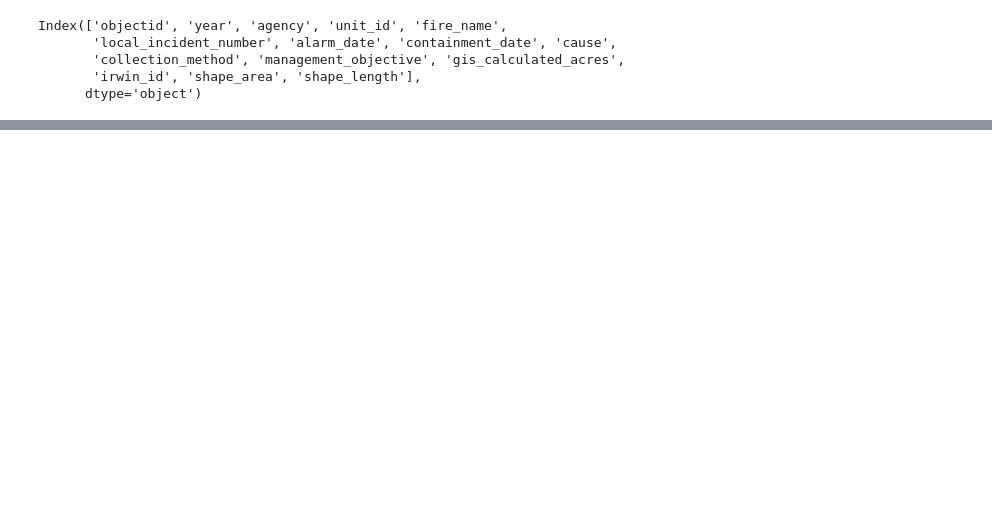
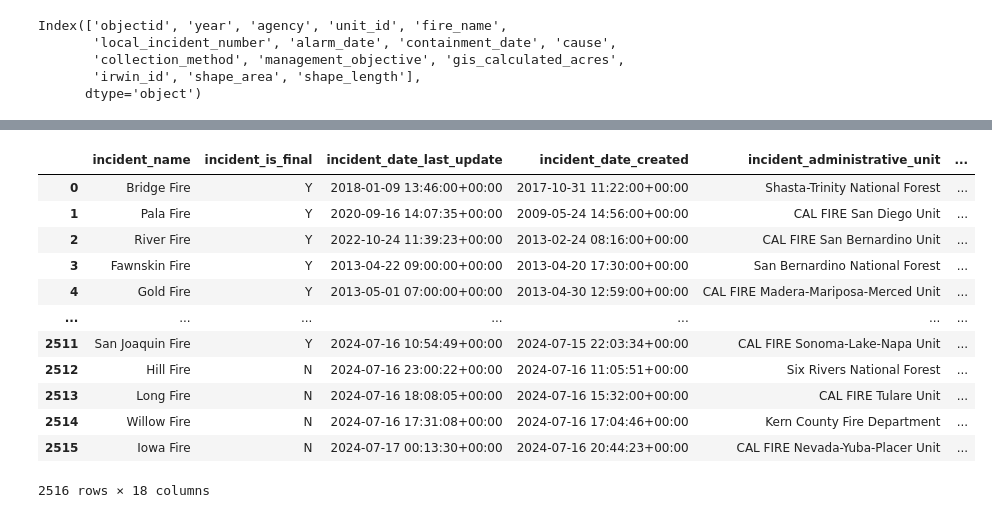
Before and after one commit to Sarah0215/Project4_Group9, a Jupyter notebook: data_cleaning.ipynb, the cells around one changed output, grey strips where cells are left out. Cells and saved outputs as stored; diff of their text form; code cells hidden in the pictures; blank space fills up the shorter version.

```diff
--- a/data_cleaning.ipynb
+++ b/data_cleaning.ipynb
@@ -100,0 +191,25 @@ wims.head()
+# %%
+# Convert object columns to string
+map_data['incident_name'] = map_data['incident_name'].astype(str)
+map_data['incident_is_final'] = map_data['incident_is_final'].astype(str)
+map_data['incident_administrative_unit'] = map_data['incident_administrative_unit'].astype(str)
+map_data['incident_county'] = map_data['incident_county'].astype(str)
+map_data['incident_location'] = map_data['incident_location'].astype(str)
+map_data['incident_control'] = map_data['incident_control'].astype(str)
+map_data['incident_cooperating_agencies'] = map_data['incident_cooperating_agencies'].astype(str)
+map_data['incident_type'] = map_data['incident_type'].astype(str)
+map_data['incident_id'] = map_data['incident_id'].astype(str)
+map_data['is_active'] = map_data['is_active'].astype(str)
+
+# Convert object columns to datetime
+map_data['incident_date_last_update'] = pd.to_datetime(map_data['incident_date_last_update'])
+map_data['incident_date_created'] = pd.to_datetime(map_data['incident_date_created'])
+map_data['incident_date_extinguished'] = pd.to_datetime(map_data['incident_date_extinguished'])
+map_data['incident_dateonly_extinguished'] = pd.to_datetime(map_data['incident_dateonly_extinguished'])
+map_data['incident_dateonly_created'] = pd.to_datetime(map_data['incident_dateonly_created'])
+
+# Drop the URL columns
+map_data = map_data.drop(columns=['incident_administrative_unit_url', 'incident_url','incident_location', 'notification_desired', 'calfire_incident'])
+
+# Verify the data types
+print(map_data.dtypes)
@@ -100,0 +236,16 @@ wims.head()
+# %%
+map_data
+# %% [output]
+|  | incident_name | incident_is_final | incident_date_last_update | incident_date_created | incident_administrative_unit | ... |
+| 0 | Bridge Fire | Y | 2018-01-09 13:46:00+00:00 | 2017-10-31 11:22:00+00:00 | Shasta-Trinity National Forest | ... |
+| 1 | Pala Fire | Y | 2020-09-16 14:07:35+00:00 | 2009-05-24 14:56:00+00:00 | CAL FIRE San Diego Unit | ... |
+| 2 | River Fire | Y | 2022-10-24 11:39:23+00:00 | 2013-02-24 08:16:00+00:00 | CAL FIRE San Bernardino Unit | ... |
+| 3 | Fawnskin Fire | Y | 2013-04-22 09:00:00+00:00 | 2013-04-20 17:30:00+00:00 | San Bernardino National Forest | ... |
+| 4 | Gold Fire | Y | 2013-05-01 07:00:00+00:00 | 2013-04-30 12:59:00+00:00 | CAL FIRE Madera-Mariposa-Merced Unit | ... |
+| ... | ... | ... | ... | ... | ... | ... |
+| 2511 | San Joaquin Fire | Y | 2024-07-16 10:54:49+00:00 | 2024-07-15 22:03:34+00:00 | CAL FIRE Sonoma-Lake-Napa Unit | ... |
+| 2512 | Hill Fire | N | 2024-07-16 23:00:22+00:00 | 2024-07-16 11:05:51+00:00 | Six Rivers National Forest | ... |
+| 2513 | Long Fire | N | 2024-07-16 18:08:05+00:00 | 2024-07-16 15:32:00+00:00 | CAL FIRE Tulare Unit | ... |
+| 2514 | Willow Fire | N | 2024-07-16 17:31:08+00:00 | 2024-07-16 17:04:46+00:00 | Kern County Fire Department | ... |
+| 2515 | Iowa Fire | N | 2024-07-17 00:13:30+00:00 | 2024-07-16 20:44:23+00:00 | CAL FIRE Nevada-Yuba-Placer Unit | ... |
+2516 rows × 18 columns
```
Also changed, not shown: parts of 16 cells of this notebook, 3 other files.
